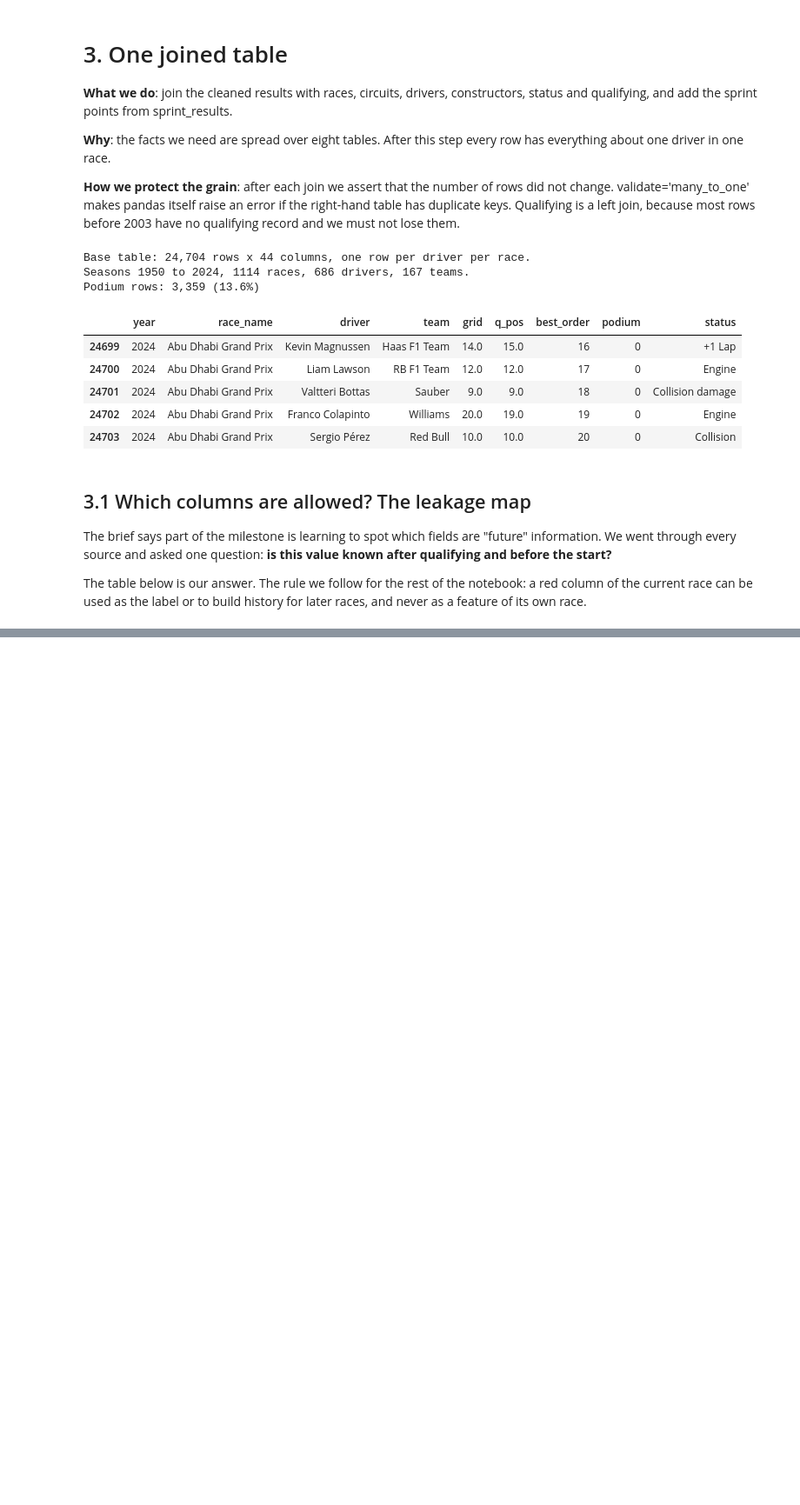
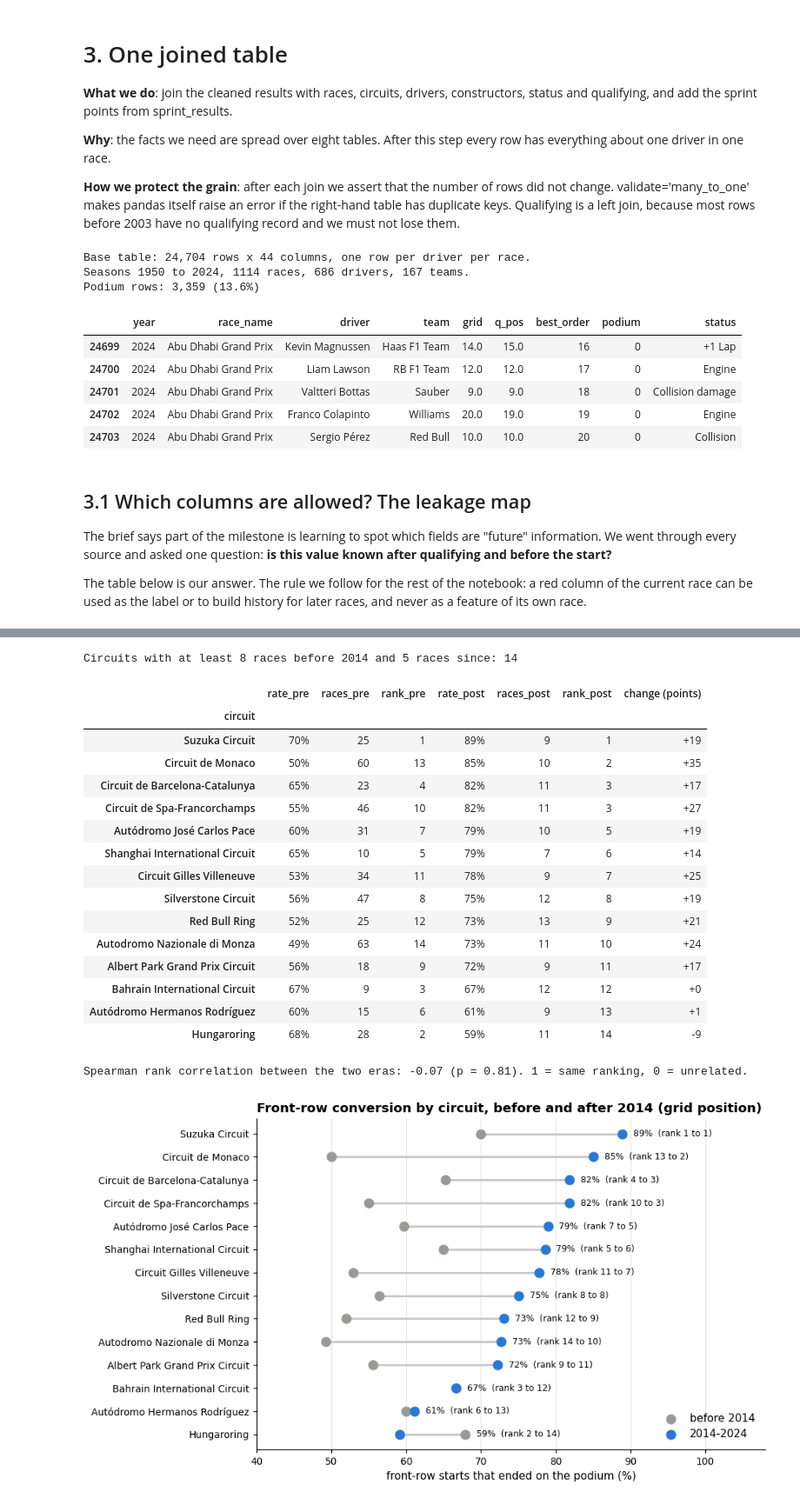
Before and after one commit to adhamshaheen/f1-podium-prediction, a Jupyter notebook: notebooke15c4f85e0.ipynb, the cells around one changed output, grey strips where cells are left out. Shown at 87% size. Cells and saved outputs as stored; diff of their text form; code cells hidden in the pictures; blank space fills up the shorter version.

```diff
--- a/notebooke15c4f85e0.ipynb
+++ b/notebooke15c4f85e0.ipynb
@@ -1234,0 +1355,19 @@ display(leakage_map.style.apply(colour, axis=1).hide(axis='index'))
+# %%
+# --- Per circuit ---
+def circuit_conversion(df, flag):
+    """Conversion rate per circuit and era, with the number of races behind each number."""
+    front = df[df[flag]]
+    t = front.groupby(['circuit', 'era']).agg(rate=('podium', 'mean'), starts=('podium', 'size'), races=('raceId', 'nunique')).unstack('era')
+    t.columns = [f'{stat}_{"post" if era == "2014-2024" else "pre"}' for stat, era in t.columns]
+    return t
+
+# All seasons together: the direct answer to "which circuits convert most often"
+
+all_time = base[base['grid_front']].groupby('circuit').agg(rate=('podium', 'mean'), races=('raceId', 'nunique'))
+
+# Print race-count statistics before applying the threshold
+print("Race-count statistics across all circuits:")
+print(all_time['races'].describe())
+
+print(f"\nAverage races per circuit: {all_time['races'].mean():.2f}")
+print(f"Median races per circuit: {all_time['races'].median():.2f}")
@@ -1234,0 +1441,49 @@ display(leakage_map.style.apply(colour, axis=1).hide(axis='index'))
+# %%
+MIN_RACES_PRE, MIN_RACES_POST = 8, 5        # a circuit with 2 races would top the ranking by luck
+
+# keep only circuits with enough races in BOTH eras, then rank them inside each era (1 = converts most often)
+eligible = q1[(q1['races_pre'] >= MIN_RACES_PRE) & (q1['races_post'] >= MIN_RACES_POST)].copy()
+eligible['rank_pre'] = eligible['rate_pre'].rank(ascending=False, method='min').astype(int)
+eligible['rank_post'] = eligible['rate_post'].rank(ascending=False, method='min').astype(int)
+eligible['change (points)'] = (eligible['rate_post'] - eligible['rate_pre']) * 100
+eligible = eligible.sort_values('rate_post', ascending=False)
+print(f'Circuits with at least {MIN_RACES_PRE} races before 2014 and {MIN_RACES_POST} races since: {len(eligible)}')
+display(eligible[['rate_pre', 'races_pre', 'rank_pre', 'rate_post', 'races_post', 'rank_post', 'change (points)']]
+        .style.format({'rate_pre': '{:.0%}', 'rate_post': '{:.0%}', 'races_pre': '{:.0f}', 'races_post': '{:.0f}', 'change (points)': '{:+.0f}'}))
+
+# Spearman correlation compares the two rankings: +1 same order, 0 unrelated, -1 reversed
+rho, p_value = spearmanr(eligible['rate_pre'], eligible['rate_post'])
+print(f'Spearman rank correlation between the two eras: {rho:.2f} (p = {p_value:.2f}). 1 = same ranking, 0 = unrelated.')
+
+# Dumbbell chart: one line per circuit, grey dot = before 2014, blue dot = since 2014
+e = eligible.sort_values('rate_post')
+fig, ax = plt.subplots(figsize=(9, 5.2))
+ax.hlines(e.index, e['rate_pre'] * 100, e['rate_post'] * 100, color='#c9c9c5', lw=2, zorder=1)
+ax.scatter(e['rate_pre'] * 100, e.index, s=70, color=GREY, label='before 2014', zorder=2)
+ax.scatter(e['rate_post'] * 100, e.index, s=70, color=BLUE, label='2014-2024', zorder=3)
+for name, row in e.iterrows():
+    ax.text(max(row['rate_pre'], row['rate_post']) * 100 + 1.5, name, f"{row['rate_post']:.0%}  (rank {int(row['rank_pre'])} to {int(row['rank_post'])})", va='center', fontsize=8)
+ax.set_xlim(40, 108); ax.set_xticks(range(40, 101, 10)); ax.set_xlabel('front-row starts that ended on the podium (%)')
+ax.legend(loc='lower right'); ax.grid(axis='y', visible=False)
+ax.set_title('Front-row conversion by circuit, before and after 2014 (grid position)')
+finish(fig, '13b_q1_circuits_by_era')
+# %% [output]
+Circuits with at least 8 races before 2014 and 5 races since: 14
+|  | rate_pre | races_pre | rank_pre | rate_post | races_post | rank_post | change (points) |
+| circuit |  |  |  |  |  |  |  |
+| Suzuka Circuit | 70% | 25 | 1 | 89% | 9 | 1 | +19 |
+| Circuit de Monaco | 50% | 60 | 13 | 85% | 10 | 2 | +35 |
+| Circuit de Barcelona-Catalunya | 65% | 23 | 4 | 82% | 11 | 3 | +17 |
+| Circuit de Spa-Francorchamps | 55% | 46 | 10 | 82% | 11 | 3 | +27 |
+| Autódromo José Carlos Pace | 60% | 31 | 7 | 79% | 10 | 5 | +19 |
+| Shanghai International Circuit | 65% | 10 | 5 | 79% | 7 | 6 | +14 |
+| Circuit Gilles Villeneuve | 53% | 34 | 11 | 78% | 9 | 7 | +25 |
+| Silverstone Circuit | 56% | 47 | 8 | 75% | 12 | 8 | +19 |
+| Red Bull Ring | 52% | 25 | 12 | 73% | 13 | 9 | +21 |
+| Autodromo Nazionale di Monza | 49% | 63 | 14 | 73% | 11 | 10 | +24 |
+| Albert Park Grand Prix Circuit | 56% | 18 | 9 | 72% | 9 | 11 | +17 |
+| Bahrain International Circuit | 67% | 9 | 3 | 67% | 12 | 12 | +0 |
+| Autódromo Hermanos Rodríguez | 60% | 15 | 6 | 61% | 9 | 13 | +1 |
+| Hungaroring | 68% | 28 | 2 | 59% | 11 | 14 | -9 |
+Spearman rank correlation between the two eras: -0.07 (p = 0.81). 1 = same ranking, 0 = unrelated.
+[figure, added]
```
Also changed, not shown: parts of 24 cells of this notebook.
